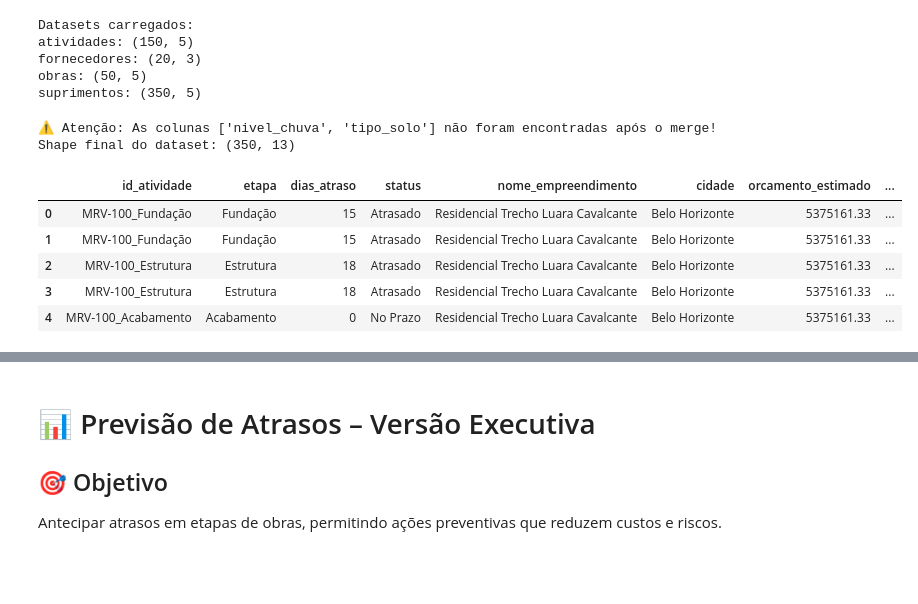
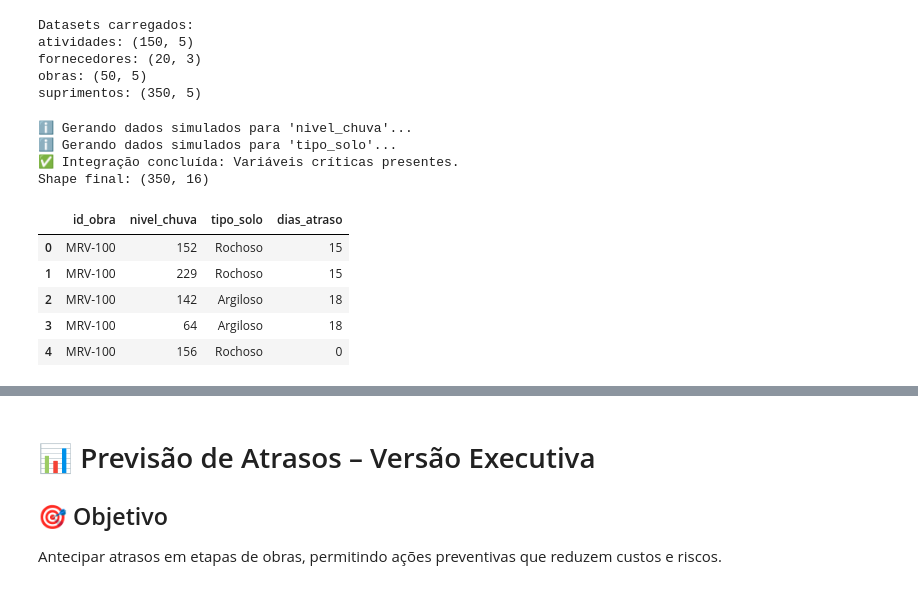
Before and after one commit to Santosdevbjj/analiseRiscosAtrasoObras, a Jupyter notebook: Notebooks/02_modelagem_preditiva.ipynb, the cells around one changed output, grey strips where cells are left out. Drawn from its saved outputs; the diff is of its cells as text; code cells hidden in the pictures.

```diff
--- a/Notebooks/02_modelagem_preditiva.ipynb
+++ b/Notebooks/02_modelagem_preditiva.ipynb
@@ -139,58 +139,69 @@ fornecedores: (20, 3)
 obras: (50, 5)
 suprimentos: (350, 5)
 # %%
+
 # ============================================================
 # 3. Integração dos Dados (Consolidação Mestre)
 # ============================================================
 
 # 1. Unir Atividades com Obras
-# Isso traz as características do terreno (tipo_solo) e clima (nivel_chuva)
 df_mestre = atividades.merge(obras, on="id_obra", how="left", suffixes=('', '_obra'))
 
-# 2. Adicionar Suprimentos (Mapeia qual material/fornecedor está em cada atividade)
-# Usamos left join para não excluir atividades que ainda não tenham suprimentos lançados
+# 2. Adicionar Suprimentos
 df_mestre = df_mestre.merge(suprimentos, on=["id_obra", "id_atividade"], how="left", suffixes=('', '_sup'))
 
-# 3. Adicionar Fornecedores (Traz o rating e a confiabilidade)
+# 3. Adicionar Fornecedores
 df_mestre = df_mestre.merge(fornecedores, on="id_fornecedor", how="left", suffixes=('', '_forn'))
 
 # ------------------------------------------------------------
-# Limpeza Pós-Integração
+# Limpeza Seletiva de Colunas Duplicadas
 # ------------------------------------------------------------
-# Remove colunas duplicadas que podem ter surgido no merge (como 'cidade_obra')
-colunas_duplicadas = [c for c in df_mestre.columns if c.endswith('_obra') or c.endswith('_sup') or c.endswith('_forn')]
-df_mestre = df_mestre.drop(columns=colunas_duplicadas)
+# Remove colunas com sufixos (_obra, _sup, etc), mas PRESERVA ids e colunas essenciais
+colunas_duplicadas = [
+    c for c in df_mestre.columns
+    if (c.endswith('_obra') or c.endswith('_sup') or c.endswith('_forn'))
+    and not c.startswith('id_') # Protege id_obra, id_fornecedor, etc.
+]
+df_mestre = df_mestre.drop(columns=colunas_duplicadas, errors='ignore')
 
-# --- ADDED: Generate 'nivel_chuva' and 'tipo_solo' with placeholder values ---
-# These columns are new requirements for the model and are not in the raw CSVs.
-# We simulate them for the purpose of fixing the KeyError and allowing the pipeline to be built.
-# In a real scenario, these would come from an actual data source or a more sophisticated generation process.
-np.random.seed(42) # for reproducibility
-df_mestre['nivel_chuva'] = np.random.randint(50, 300, size=len(df_mestre))
-soil_types = ['Arenoso', 'Argiloso', 'Rochoso', 'Siltoso']
-df_mestre['tipo_solo'] = np.random.choice(soil_types, size=len(df_mestre))
-# --- END ADDED SECTION ---
+# ------------------------------------------------------------
+# Fallback Inteligente: Gera dados APENAS se não existirem
+# ------------------------------------------------------------
+np.random.seed(42)
 
-# Validação das colunas críticas para a IA
+if 'nivel_chuva' not in df_mestre.columns:
+    print("ℹ️ Gerando dados simulados para 'nivel_chuva'...")
+    df_mestre['nivel_chuva'] = np.random.randint(50, 300, size=len(df_mestre))
+
+if 'tipo_solo' not in df_mestre.columns:
+    print("ℹ️ Gerando dados simulados para 'tipo_solo'...")
+    soil_types = ['Arenoso', 'Argiloso', 'Rochoso', 'Siltoso']
+    df_mestre['tipo_solo'] = np.random.choice(soil_types, size=len(df_mestre))
+
+# ------------------------------------------------------------
+# Validação e Preview
+# ------------------------------------------------------------
 colunas_alvo = ['nivel_chuva', 'tipo_solo', 'orcamento_estimado', 'rating_confiabilidade']
 missing = [c for c in colunas_alvo if c not in df_mestre.columns]
 
 if not missing:
-    print("✅ Integração concluída: Variáveis de Solo e Clima preservadas.")
+    print("✅ Integração concluída: Variáveis críticas presentes.")
 else:
-    print(f"⚠️ Atenção: As colunas {missing} não foram encontradas após o merge!")
+    print(f"⚠️ Atenção: Faltam colunas: {missing}")
 
-print(f"Shape final do dataset: {df_mestre.shape}")
-display(df_mestre.head())
+print(f"Shape final: {df_mestre.shape}")
+display(df_mestre[['id_obra', 'nivel_chuva', 'tipo_solo', 'dias_atraso']].head())
 # %% [output]
-⚠️ Atenção: As colunas ['nivel_chuva', 'tipo_solo'] não foram encontradas após o merge!
-Shape final do dataset: (350, 13)
+ℹ️ Gerando dados simulados para 'nivel_chuva'...
+ℹ️ Gerando dados simulados para 'tipo_solo'...
+✅ Integração concluída: Variáveis críticas presentes.
+Shape final: (350, 16)
-|  | id_atividade | etapa | dias_atraso | status | nome_empreendimento | cidade | orcamento_estimado | ... |
-| 0 | MRV-100_Fundação | Fundação | 15 | Atrasado | Residencial Trecho Luara Cavalcante | Belo Horizonte | 5375161.33 | ... |
-| 1 | MRV-100_Fundação | Fundação | 15 | Atrasado | Residencial Trecho Luara Cavalcante | Belo Horizonte | 5375161.33 | ... |
-| 2 | MRV-100_Estrutura | Estrutura | 18 | Atrasado | Residencial Trecho Luara Cavalcante | Belo Horizonte | 5375161.33 | ... |
-| 3 | MRV-100_Estrutura | Estrutura | 18 | Atrasado | Residencial Trecho Luara Cavalcante | Belo Horizonte | 5375161.33 | ... |
-| 4 | MRV-100_Acabamento | Acabamento | 0 | No Prazo | Residencial Trecho Luara Cavalcante | Belo Horizonte | 5375161.33 | ... |
+|  | id_obra | nivel_chuva | tipo_solo | dias_atraso |
+| 0 | MRV-100 | 152 | Rochoso | 15 |
+| 1 | MRV-100 | 229 | Rochoso | 15 |
+| 2 | MRV-100 | 142 | Argiloso | 18 |
+| 3 | MRV-100 | 64 | Argiloso | 18 |
+| 4 | MRV-100 | 156 | Rochoso | 0 |
 # %%
 
 # ============================================================
```
Also changed, not shown: parts of 18 cells of this notebook.
